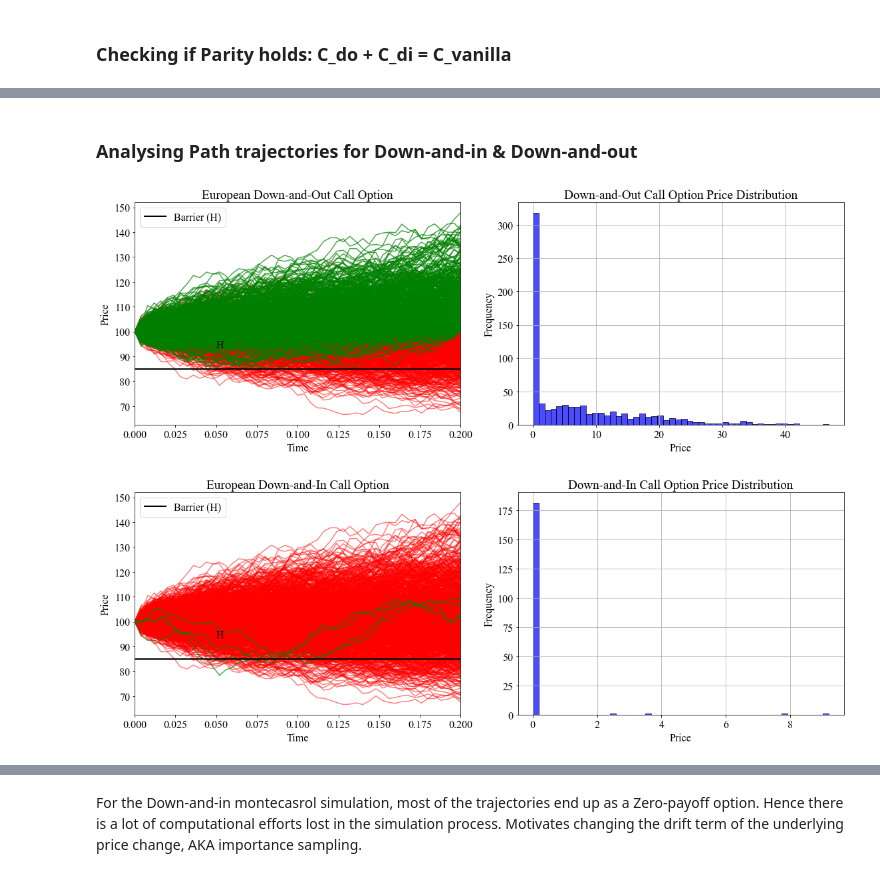
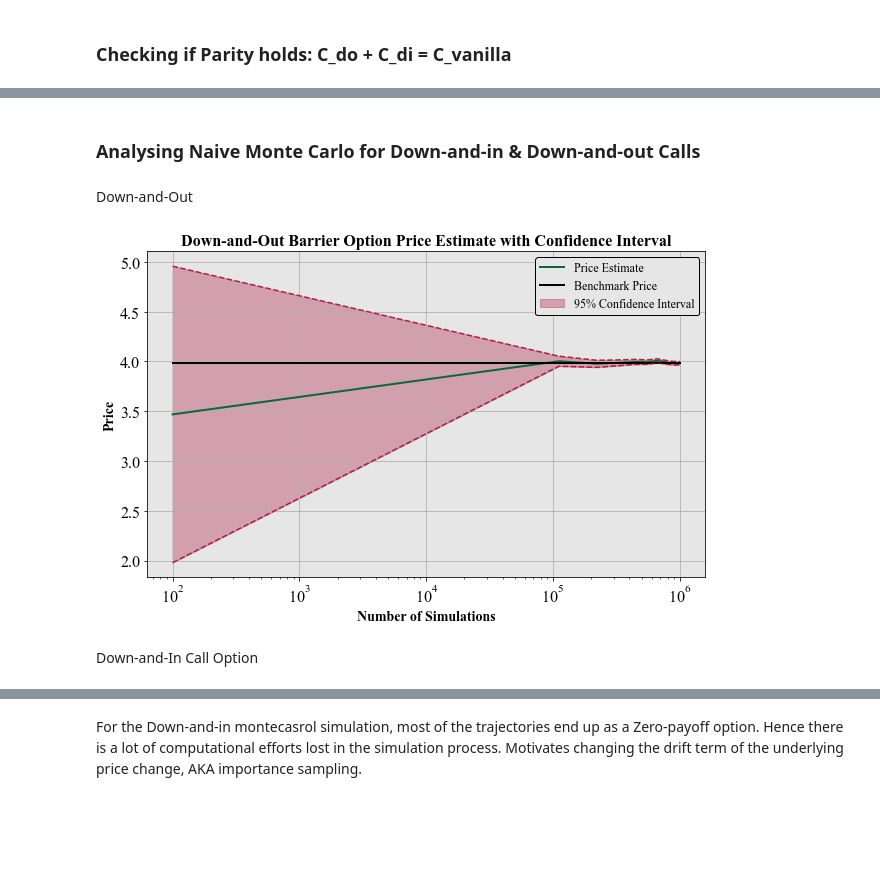
Before and after one commit to GianiRanzetti/Barrier-Options, a Jupyter notebook: MonteCarloPricer.ipynb, the cells around one changed output, grey strips where cells are left out. Saved outputs shown, nothing was run; the diff lists cells and outputs as text; code cells hidden in the pictures; blank space fills up the shorter version.

```diff
--- a/MonteCarloPricer.ipynb
+++ b/MonteCarloPricer.ipynb
@@ -1020,12 +1049,43 @@ Does DO + DI equal Vanilla? True
 # %% [markdown]
-### Analysing Path trajectories for Down-and-in & Down-and-out
+### Analysing Naive Monte Carlo for Down-and-in & Down-and-out Calls
-# %%
-option_pricer = NaiveBarrierOptionPricer(S0=100, K=100, H=85, T=0.2, r=0.1, sigma=0.3, q=0, simulations=1000, steps=50)
-path = option_pricer._simulate_paths()
-DownOut = option_pricer.DOCallprice(path, Graph=True)
-# %% [output]
-[figure, removed]
-# %%
-DownOut = option_pricer.DICallprice(path, Graph=True)
-# %% [output]
-[figure, removed]
+# %% [markdown]
+Down-and-Out
+# %%
+# PLot the confidence interval and the price estimate for a down and out barrier option with different amounts of simulaitons
+simulations = np.linspace(100, 1000000, 10)
+
+DO_prices = []
+DO_LB_95 = []
+DO_UB_95 = []
+
+for simulation in simulations:
+    option_pricer = BarrierOptionPricer(S0=100, K=105, H=90, T=0.2, r=0.1, sigma=0.3, q= 0, simulations= int(simulation), steps=50)
+    path = option_pricer._simulate_naive_paths()
+    price = option_pricer.NaiveDOCallprice(path, Graph=False, Annot = False)
+    DO_prices.append(price[0])
+    DO_LB_95.append(price[0] - 1.96 * price[1])
+    DO_UB_95.append(price[0] + 1.96 * price[1])
+
+option_pricer.BarrierCorrection()
+benchmark_price = option_pricer.ClosedForm_Down_Call()
+DO_benchmark_prices = [benchmark_price[1]] * len(simulations)
+# %%
+plt.figure(figsize=(10,6))
+plt.plot(simulations, DO_prices, color = '#076a38', label='Price Estimate', linewidth=2)
+plt.plot(simulations, DO_benchmark_prices, color = 'black', label='Benchmark Price', linewidth=2)
+plt.fill_between(simulations, DO_LB_95, DO_UB_95, color='#a50026', alpha=0.3, label='95% Confidence Interval')
+plt.plot(simulations, DO_LB_95, color='#a50026', linestyle='dashed', alpha=0.8)
+plt.plot(simulations, DO_UB_95, color='#a50026', linestyle='dashed', alpha=0.8)
+plt.xscale('log')
+plt.xlabel('Number of Simulations', fontsize=14, fontweight='bold')
+plt.ylabel('Price', fontsize=14, fontweight='bold')
+plt.title('Down-and-Out Barrier Option Price Estimate with Confidence Interval',
+          fontsize=16, fontweight='bold')
+plt.legend(loc='upper right', fontsize=12, fancybox=True, framealpha=1, edgecolor='black', facecolor='#e6e6e6')
+plt.grid(True)
+plt.gca().set_facecolor('#e6e6e6')
+plt.show()
+# %% [output]
+[figure, added]
+# %% [markdown]
+Down-and-In Call Option
```
Also changed, not shown: parts of 30 cells of this notebook, 3 other files.
